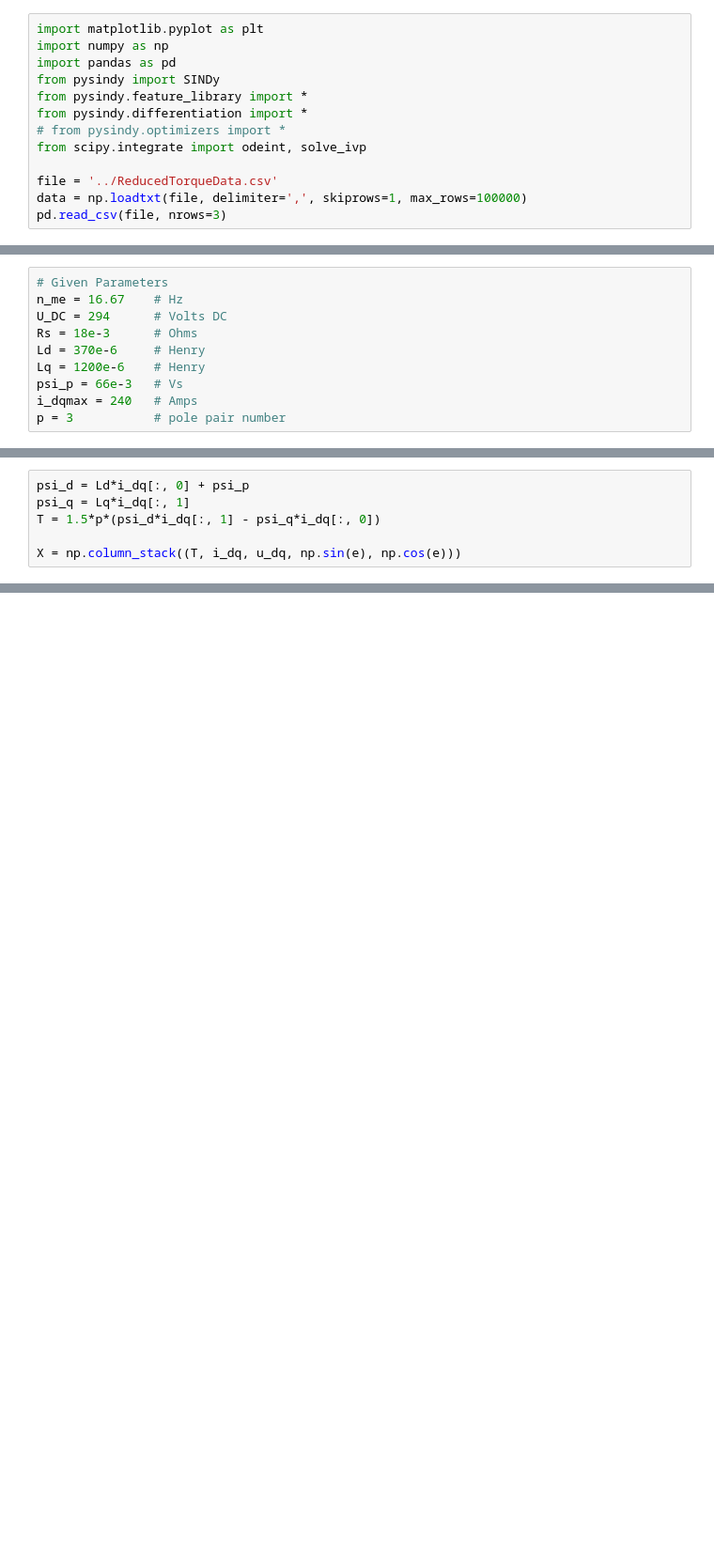
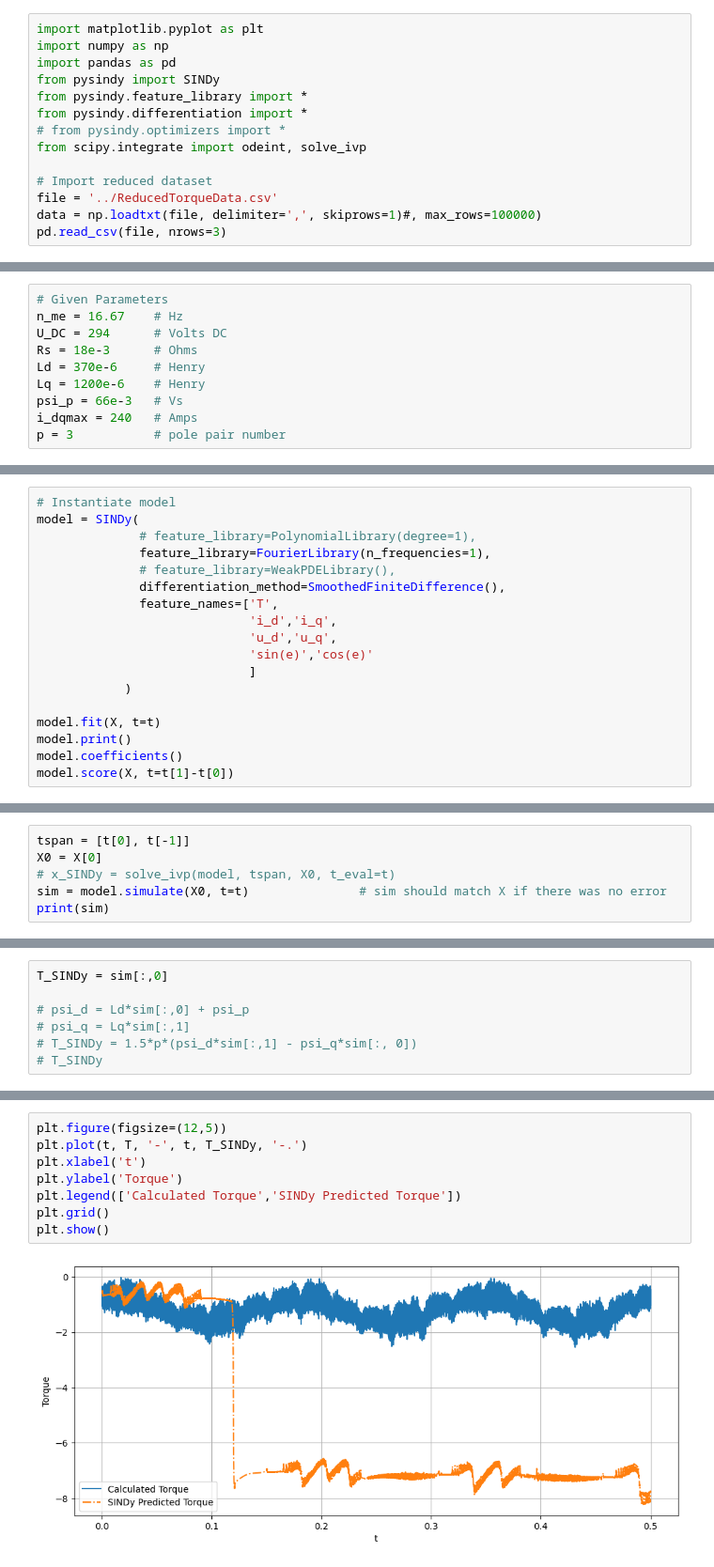
Before and after one commit to skydrive22/ME599_Torque_Estimation, a Jupyter notebook: Python/CodeNotebook.ipynb, the cells around one changed output, grey strips where cells are left out. Shown at 94% size. Drawn from its saved outputs; the diff is of its cells as text; blank space fills up the shorter version.

Commit message:
Tried a couple different methods and plotted results

```diff
--- a/Python/CodeNotebook.ipynb
+++ b/Python/CodeNotebook.ipynb
@@ -10,8 +10,9 @@ from pysindy.differentiation import *
 # from pysindy.optimizers import *
 from scipy.integrate import odeint, solve_ivp
 
+# Import reduced dataset
 file = '../ReducedTorqueData.csv'
-data = np.loadtxt(file, delimiter=',', skiprows=1, max_rows=100000)
+data = np.loadtxt(file, delimiter=',', skiprows=1)#, max_rows=100000)
 pd.read_csv(file, nrows=3)
 # %% [output]
 |  | timeInS | i_aInA | i_bInA | i_cInA | u_aInV | u_bInV | u_cInV | epsilon_elInRad |
@@ -44,0 +57,18 @@ for i in range(len(data)):
+# %%
+# Instantiate model
+model = SINDy(
+              # feature_library=PolynomialLibrary(degree=1),
+              feature_library=FourierLibrary(n_frequencies=1),
+              # feature_library=WeakPDELibrary(),
+              differentiation_method=SmoothedFiniteDifference(),
+              feature_names=['T',
+                             'i_d','i_q',
+                             'u_d','u_q',
+                             'sin(e)','cos(e)'
+                             ]
+            )
+
+model.fit(X, t=t)
+model.print()
+model.coefficients()
+model.score(X, t=t[1]-t[0])
@@ -44,0 +84,6 @@ for i in range(len(data)):
+# %%
+tspan = [t[0], t[-1]]
+X0 = X[0]
+# x_SINDy = solve_ivp(model, tspan, X0, t_eval=t)
+sim = model.simulate(X0, t=t)               # sim should match X if there was no error
+print(sim)
@@ -45,6 +104,7 @@ for i in range(len(data)):
 # %%
-psi_d = Ld*i_dq[:, 0] + psi_p
-psi_q = Lq*i_dq[:, 1]
-T = 1.5*p*(psi_d*i_dq[:, 1] - psi_q*i_dq[:, 0])
+T_SINDy = sim[:,0]
 
-X = np.column_stack((T, i_dq, u_dq, np.sin(e), np.cos(e)))
+# psi_d = Ld*sim[:,0] + psi_p
+# psi_q = Lq*sim[:,1]
+# T_SINDy = 1.5*p*(psi_d*sim[:,1] - psi_q*sim[:, 0])
+# T_SINDy
@@ -85,3 +111,13 @@ x0 = X[0]
+# %%
+plt.figure(figsize=(12,5))
+plt.plot(t, T, '-', t, T_SINDy, '-.')
+plt.xlabel('t')
+plt.ylabel('Torque')
+plt.legend(['Calculated Torque','SINDy Predicted Torque'])
+plt.grid()
+plt.show()
+# %% [output]
+[figure, added]
 # %%
 # # Define weak form ODE library
 # # defaults to derivative_order = 0 if not specified,
```
Also changed, not shown: parts of 9 cells of this notebook.
